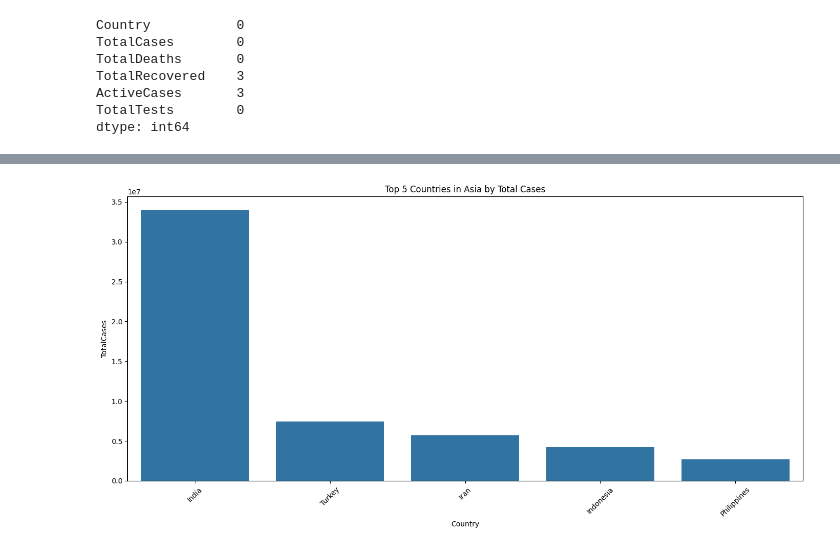
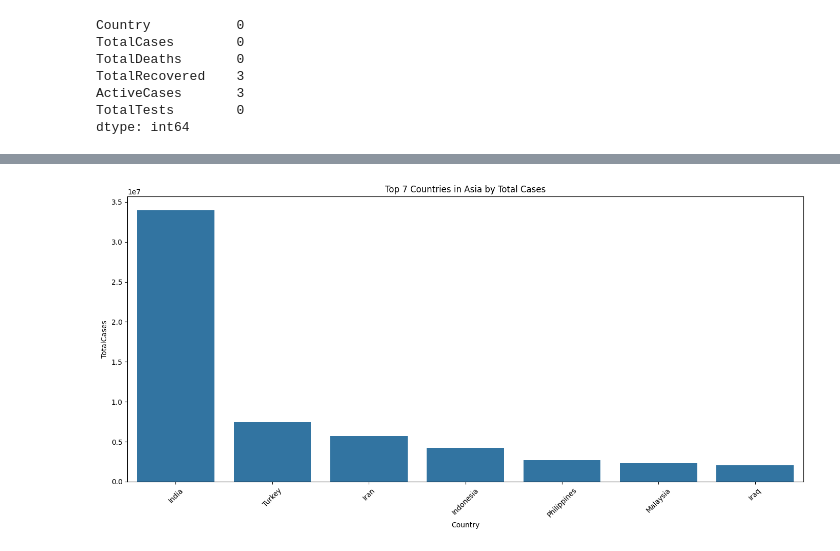
Before and after one commit to rachanakafle/rachana-made-template, a Jupyter notebook: project/report.ipynb, the cells around one changed output, grey strips where cells are left out. Saved outputs shown, nothing was run; the diff lists cells and outputs as text; code cells hidden in the pictures.

```diff
--- a/project/report.ipynb
+++ b/project/report.ipynb
@@ -71 +105,9 @@ print(df_europe.head())
+# %%
+# Calculate mean
+mean_value_totaldeaths = df_asia['TotalDeaths'].mean()
+mean_value_totaltests = df_asia['TotalTests'].mean()
+
+# Impute missing values using mean
+df_asia['TotalDeaths'].fillna(mean_value_totaldeaths, inplace=True)
+df_asia['TotalTests'].fillna(mean_value_totaltests, inplace=True)
 # %%
@@ -149,0 +182,4 @@ print(top_countries_europe)
+# %%
+# display top 7 countries with the highest number of total COVID-19 cases in asia
+top_covidcases_countries_asia = df_asia.sort_values(by='TotalCases', ascending=False).head(7)
+print(top_covidcases_countries_asia)
@@ -150,9 +226,9 @@ print(top_countries_europe)
 # %%
 plt.figure(figsize=(14, 7))
-sns.barplot(x='Country', y='TotalCases', data=top_countries_asia)
-plt.title('Top 5 Countries in Asia by Total Cases')
+sns.barplot(x='Country', y='TotalCases', data=top_covidcases_countries_asia)
+plt.title('Top 7 Countries in Asia by Total Cases')
 plt.xticks(rotation=45)
 plt.tight_layout()
 plt.show()
 # %% [output]
-[figure, old version]
+[figure, new version]
```
Also changed, not shown: parts of 35 cells of this notebook.
